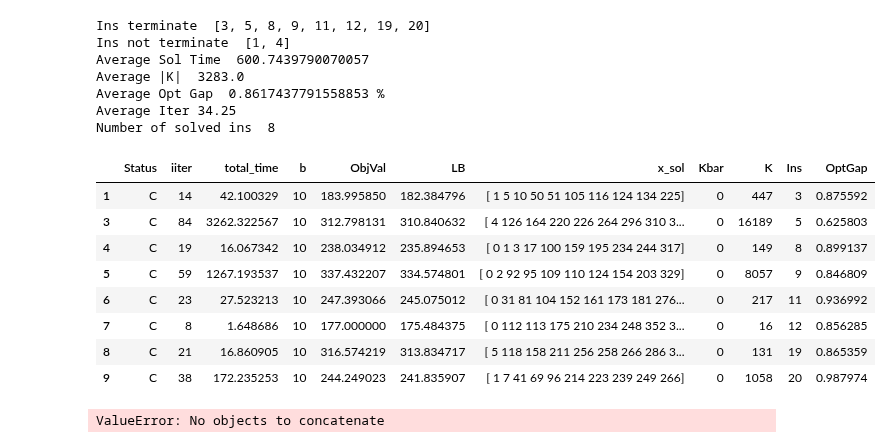
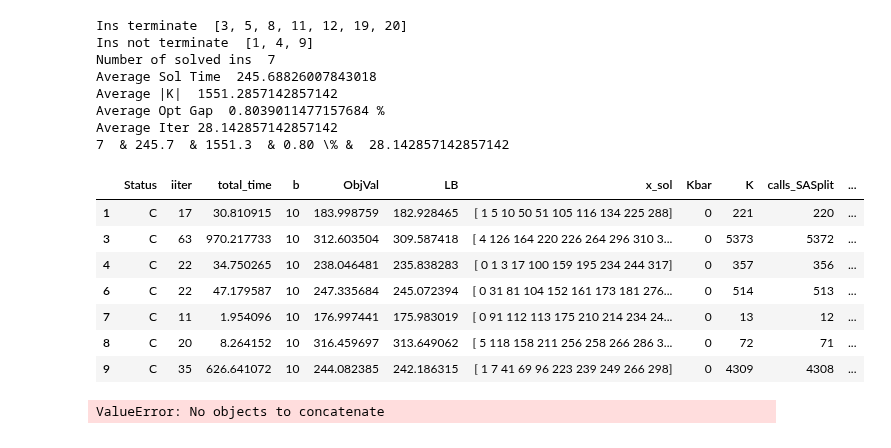
Before and after one commit to diHnguyen/SSPI, a Jupyter notebook: PythonConversion/Dec2024_Output/ProcessOutput.ipynb, the cells around one changed output. Saved outputs shown, nothing was run; the diff lists cells and outputs as text; code cells hidden in the pictures.

```diff
--- a/PythonConversion/Dec2024_Output/ProcessOutput.ipynb
+++ b/PythonConversion/Dec2024_Output/ProcessOutput.ipynb
@@ -5,7 +5,7 @@ import os
 import numpy as np
 
 os.chdir("/Users/dinguyen/Desktop/Local Documents/GitHub/Paper5/PythonConversion/")
-N =50
+N = 50 #50
 
 # N30
 # ins = [1,2,5,6,7,8,9,10,11,12]
@@ -26,7 +26,7 @@ ins =  [1, 3, 4, 5, 8, 9, 11, 12, 19, 20]
 def processMain(N, ins):
     fileNames = []
     for i in ins:
-        fileNames.append("./Dec2024_Output/Iter/main_singleCut_15_N"+str(N)+"_"+str(i)+".txt")
+        fileNames.append("./Dec2024_Output/Iter/main_singleCut_combinedStratV1_15_N"+str(N)+"_"+str(i)+".txt")
         # fileNames.append("./Iter/main_A3_0_15_N"+str(N)+"_"+str(i)+".txt")
     # print(fileNames)
     # Use the next line for finished ins
@@ -46,64 +46,67 @@ def processMain(N, ins):
         try:
             num_rows = sum(1 for line in open(filename))
 
-            df = pd.read_csv(''+filename, sep=';', names=['Status','iiter','total_time','b','ObjVal','LB','x_sol', 'Kbar', 'K'], header=None, skiprows=num_rows-1, nrows=1)
+            df = pd.read_csv(''+filename, sep=';', names=['Status','iiter','total_time','b','ObjVal','LB','x_sol', 'Kbar', 'K','calls_SASplit','act_SASplit','SA_time'], header=None, skiprows=num_rows-1, nrows=1)
             # Use the one below for Iter collection
             # df = pd.read_csv('./Iter/'+filename, sep=';', names=['iiter','total_time','b','ObjVal','x_sol'], header=None)
             df['Ins'] = split
             df['Ins'] = df['Ins'].astype(int)
             dfs_list.append(df)
         except:
             print("File "+filename+" does not exist.")
         # print(df)
     df_filtered = pd.concat(dfs_list, axis=0, ignore_index=True)
 
     ins_terminate = list(df_filtered[df_filtered.Status == "C"]['Ins'])
     # df_filtered['max'] = df_filtered.groupby('Ins')['iiter'].transform('max')
     print("Ins terminate ", ins_terminate)
     ins_not_terminate = list(df_filtered[~df_filtered['Ins'].isin(ins_terminate)]['Ins'])#np.array(df_filtered[(df_filtered['iiter']<df_filtered['max'])&(df_filtered['iiter']!=-1)]['Ins'])
     print("Ins not terminate ", ins_not_terminate)
     df_filtered = df_filtered[df_filtered.Status == "C"]
     # df_filtered = df_filtered[~df_filtered['Ins'].isin(ins_not_terminate)]
     # df_filtered = df_filtered.groupby('Ins').apply(
     #     lambda group: group[group['total_time'] == group['total_time'].max()])
     # df_filtered = df_filtered.reset_index(drop=True)
     df_filtered["OptGap"] = (df_filtered.ObjVal-df_filtered.LB)/df_filtered.ObjVal*100
-    print("Average Sol Time ", df_filtered['total_time'].mean())
-    print("Average |K| ", df_filtered['K'].mean())
-    print("Average Opt Gap ", df_filtered["OptGap"].mean(),"%")
-    print("Average Iter", df_filtered["iiter"].mean()+1)
-    print("Number of solved ins ", len(df_filtered))
-
+    solved_ins = len(df_filtered)
+    avg_time = df_filtered['total_time'].mean()
+    avg_K = df_filtered['K'].mean()
+    opt_gap = df_filtered["OptGap"].mean()
+    avg_iter = df_filtered["iiter"].mean()+1
+    print("Number of solved ins ", solved_ins)
+    print("Average Sol Time ", avg_time)
+    print("Average |K| ", avg_K)
+    print("Average Opt Gap ", opt_gap,"%")
+    print("Average Iter", avg_iter)
+    # {number:.2f}
+    print(str(solved_ins), " & %.1f"  % avg_time, " & %.1f" % avg_K, " & %.2f" %opt_gap, "\% & ",str(avg_iter) )
 
 
     # print(output)
     # for i in range(5):
     #     output = pd.read_csv(EXP+"_N"+str(N)+"_"+str(i+1)+".txt", sep=";", header=None)
 
     return df_filtered
 
 df_default = processMain(N,ins)
 df_default
-# df_default[(df_default.total_time >= 300) &(df_default.total_time <= 3600)]
-# df_default[(df_default.total_time < 300)]
-# print(list(df_default[(df_default.total_time >= 300) &(df_default.total_time <= 3600)]['Ins']))
 # %% [output]
-Ins terminate  [3, 5, 8, 9, 11, 12, 19, 20]
-Ins not terminate  [1, 4]
-Average Sol Time  600.7439790070057
-Average |K|  3283.0
-Average Opt Gap  0.8617437791558853 %
-Average Iter 34.25
-Number of solved ins  8
+Ins terminate  [3, 5, 8, 11, 12, 19, 20]
+Ins not terminate  [1, 4, 9]
+Number of solved ins  7
+Average Sol Time  245.68826007843018
+Average |K|  1551.2857142857142
+Average Opt Gap  0.8039011477157684 %
+Average Iter 28.142857142857142
+7  & 245.7  & 1551.3  & 0.80 \% &  28.142857142857142
-|  | Status | iiter | total_time | b | ObjVal | LB | x_sol | Kbar | K | Ins | OptGap |
-| 1 | C | 14 | 42.100329 | 10 | 183.995850 | 182.384796 | [ 1 5 10 50 51 105 116 124 134 225] | 0 | 447 | 3 | 0.875592 |
-| 3 | C | 84 | 3262.322567 | 10 | 312.798131 | 310.840632 | [ 4 126 164 220 226 264 296 310 3... | 0 | 16189 | 5 | 0.625803 |
-| 4 | C | 19 | 16.067342 | 10 | 238.034912 | 235.894653 | [ 0 1 3 17 100 159 195 234 244 317] | 0 | 149 | 8 | 0.899137 |
-| 5 | C | 59 | 1267.193537 | 10 | 337.432207 | 334.574801 | [ 0 2 92 95 109 110 124 154 203 329] | 0 | 8057 | 9 | 0.846809 |
-| 6 | C | 23 | 27.523213 | 10 | 247.393066 | 245.075012 | [ 0 31 81 104 152 161 173 181 276... | 0 | 217 | 11 | 0.936992 |
-| 7 | C | 8 | 1.648686 | 10 | 177.000000 | 175.484375 | [ 0 112 113 175 210 234 248 352 3... | 0 | 16 | 12 | 0.856285 |
-| 8 | C | 21 | 16.860905 | 10 | 316.574219 | 313.834717 | [ 5 118 158 211 256 258 266 286 3... | 0 | 131 | 19 | 0.865359 |
-| 9 | C | 38 | 172.235253 | 10 | 244.249023 | 241.835907 | [ 1 7 41 69 96 214 223 239 249 266] | 0 | 1058 | 20 | 0.987974 |
+|  | Status | iiter | total_time | b | ObjVal | LB | x_sol | Kbar | K | calls_SASplit | ... |
+| 1 | C | 17 | 30.810915 | 10 | 183.998759 | 182.928465 | [ 1 5 10 50 51 105 116 134 225 288] | 0 | 221 | 220 | ... |
+| 3 | C | 63 | 970.217733 | 10 | 312.603504 | 309.587418 | [ 4 126 164 220 226 264 296 310 3... | 0 | 5373 | 5372 | ... |
+| 4 | C | 22 | 34.750265 | 10 | 238.046481 | 235.838283 | [ 0 1 3 17 100 159 195 234 244 317] | 0 | 357 | 356 | ... |
+| 6 | C | 22 | 47.179587 | 10 | 247.335684 | 245.072394 | [ 0 31 81 104 152 161 173 181 276... | 0 | 514 | 513 | ... |
+| 7 | C | 11 | 1.954096 | 10 | 176.997441 | 175.983019 | [ 0 91 112 113 175 210 214 234 24... | 0 | 13 | 12 | ... |
+| 8 | C | 20 | 8.264152 | 10 | 316.459697 | 313.649062 | [ 5 118 158 211 256 258 266 286 3... | 0 | 72 | 71 | ... |
+| 9 | C | 35 | 626.641072 | 10 | 244.082385 | 242.186315 | [ 1 7 41 69 96 223 239 249 266 298] | 0 | 4309 | 4308 | ... |
 # %%
 import pandas as pd
 import os
```
